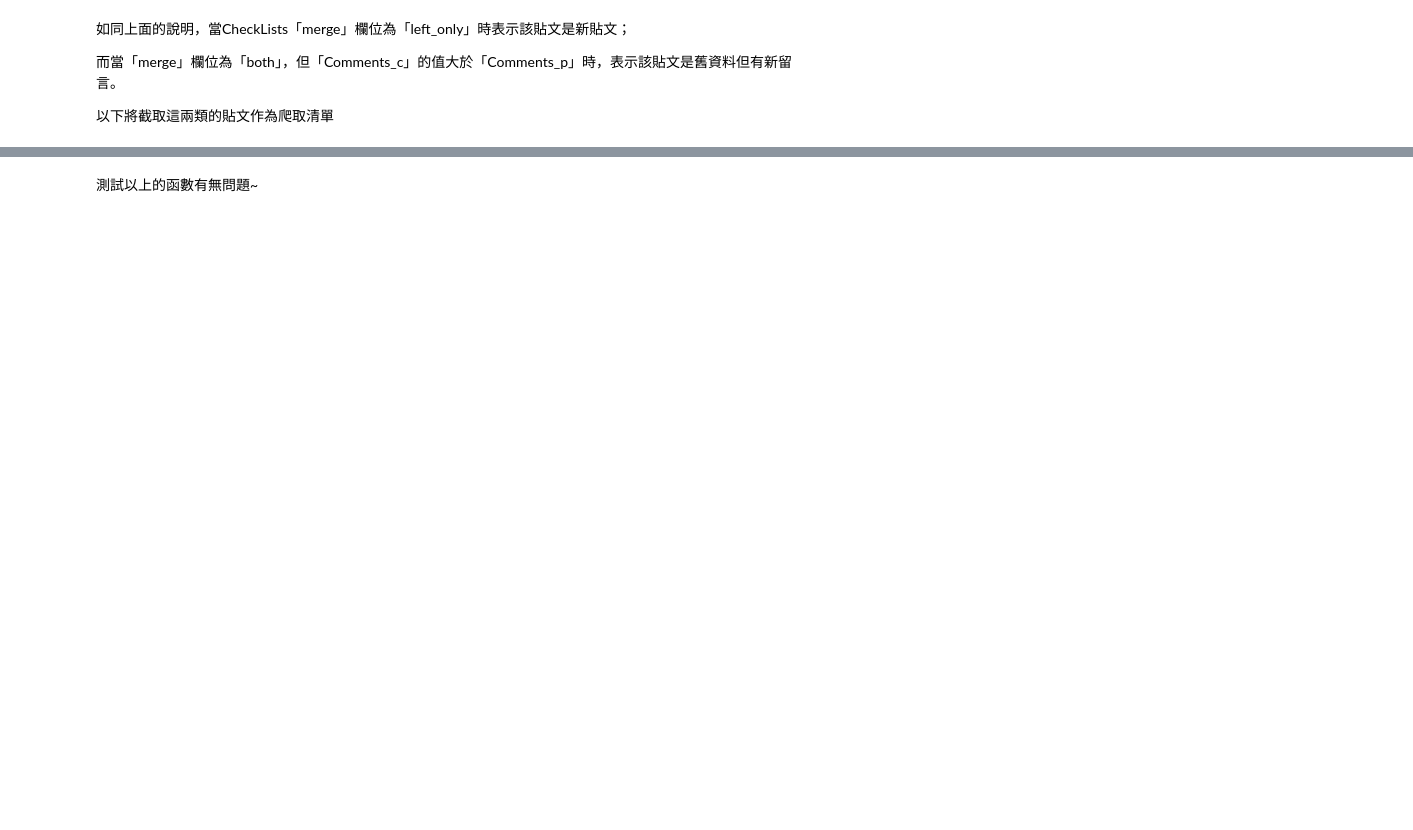
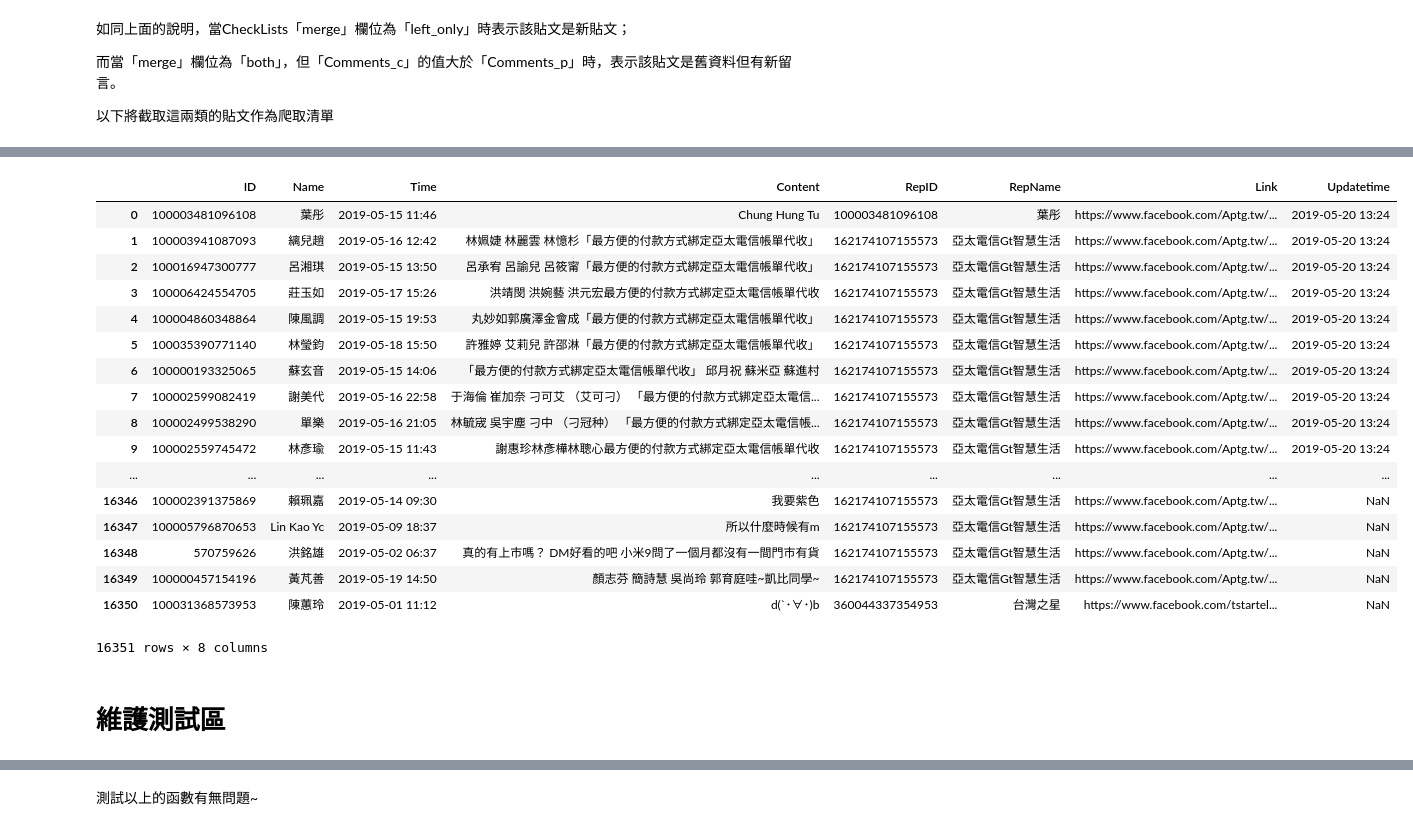
Before and after one commit to tlyu0419/FacebookCrawler, a Jupyter notebook: Facebook.ipynb, the cells around one changed output, grey strips where cells are left out. Cells and saved outputs as stored; diff of their text form; code cells hidden in the pictures; blank space fills up the shorter version.

```diff
--- a/Facebook.ipynb
+++ b/Facebook.ipynb
@@ -1161,3 +1188,0 @@ Posts
-# %%
-Comments = Comments.reindex()
-Comments
@@ -1183,3 +1212,26 @@ Comments
+# %%
+Comments = Comments.reset_index(drop=True)
+Comments = Comments.loc[:,['ID', 'Name', 'Time', 'Content', 'RepID', 'RepName','Link', 'Updatetime']]
+Comments
+# %% [output]
+|  | ID | Name | Time | Content | RepID | RepName | Link | Updatetime |
+| 0 | 100003481096108 | 葉彤 | 2019-05-15 11:46 | Chung Hung Tu | 100003481096108 | 葉彤 | https://www.facebook.com/Aptg.tw/... | 2019-05-20 13:24 |
+| 1 | 100003941087093 | 縭兒趙 | 2019-05-16 12:42 | 林姵婕 林麗雲 林憶杉「最方便的付款方式綁定亞太電信帳單代收」 | 162174107155573 | 亞太電信Gt智慧生活 | https://www.facebook.com/Aptg.tw/... | 2019-05-20 13:24 |
+| 2 | 100016947300777 | 呂湘琪 | 2019-05-15 13:50 | 呂承宥 呂諭兒 呂筱甯「最方便的付款方式綁定亞太電信帳單代收」 | 162174107155573 | 亞太電信Gt智慧生活 | https://www.facebook.com/Aptg.tw/... | 2019-05-20 13:24 |
+| 3 | 100006424554705 | 莊玉如 | 2019-05-17 15:26 | 洪靖閔 洪婉藝 洪元宏最方便的付款方式綁定亞太電信帳單代收 | 162174107155573 | 亞太電信Gt智慧生活 | https://www.facebook.com/Aptg.tw/... | 2019-05-20 13:24 |
+| 4 | 100004860348864 | 陳風調 | 2019-05-15 19:53 | 丸妙如郭廣澤金會成「最方便的付款方式綁定亞太電信帳單代收」 | 162174107155573 | 亞太電信Gt智慧生活 | https://www.facebook.com/Aptg.tw/... | 2019-05-20 13:24 |
+| 5 | 100035390771140 | 林瑩鈞 | 2019-05-18 15:50 | 許雅婷 艾莉兒 許邵淋「最方便的付款方式綁定亞太電信帳單代收」 | 162174107155573 | 亞太電信Gt智慧生活 | https://www.facebook.com/Aptg.tw/... | 2019-05-20 13:24 |
+| 6 | 100000193325065 | 蘇玄音 | 2019-05-15 14:06 | 「最方便的付款方式綁定亞太電信帳單代收」 邱月祝 蘇米亞 蘇進村 | 162174107155573 | 亞太電信Gt智慧生活 | https://www.facebook.com/Aptg.tw/... | 2019-05-20 13:24 |
+| 7 | 100002599082419 | 謝美代 | 2019-05-16 22:58 | 于海倫 崔加奈 刁可艾 （艾可刁） 「最方便的付款方式綁定亞太電信... | 162174107155573 | 亞太電信Gt智慧生活 | https://www.facebook.com/Aptg.tw/... | 2019-05-20 13:24 |
+| 8 | 100002499538290 | 單樂 | 2019-05-16 21:05 | 林毓宬 吳宇塵 刁中 （刁冠种） 「最方便的付款方式綁定亞太電信帳... | 162174107155573 | 亞太電信Gt智慧生活 | https://www.facebook.com/Aptg.tw/... | 2019-05-20 13:24 |
+| 9 | 100002559745472 | 林彥瑜 | 2019-05-15 11:43 | 謝惠珍林彥樺林聰心最方便的付款方式綁定亞太電信帳單代收 | 162174107155573 | 亞太電信Gt智慧生活 | https://www.facebook.com/Aptg.tw/... | 2019-05-20 13:24 |
+| ... | ... | ... | ... | ... | ... | ... | ... | ... |
+| 16346 | 100002391375869 | 賴珮嘉 | 2019-05-14 09:30 | 我要紫色 | 162174107155573 | 亞太電信Gt智慧生活 | https://www.facebook.com/Aptg.tw/... | NaN |
+| 16347 | 100005796870653 | Lin Kao Yc | 2019-05-09 18:37 | 所以什麼時候有m | 162174107155573 | 亞太電信Gt智慧生活 | https://www.facebook.com/Aptg.tw/... | NaN |
+| 16348 | 570759626 | 洪銘雄 | 2019-05-02 06:37 | 真的有上市嗎？ DM好看的吧 小米9問了一個月都沒有一間門市有貨 | 162174107155573 | 亞太電信Gt智慧生活 | https://www.facebook.com/Aptg.tw/... | NaN |
+| 16349 | 100000457154196 | 黃芃善 | 2019-05-19 14:50 | 顏志芬 簡詩慧 吳尚玲 郭育庭哇~凱比同學~ | 162174107155573 | 亞太電信Gt智慧生活 | https://www.facebook.com/Aptg.tw/... | NaN |
+| 16350 | 100031368573953 | 陳蕙玲 | 2019-05-01 11:12 | d(`･∀･)b | 360044337354953 | 台灣之星 | https://www.facebook.com/tstartel... | NaN |
+16351 rows × 8 columns
 # %%
 Posts.to_pickle('C:/Users/TL_Yu/Desktop/Posts.plk')
 Comments.to_pickle('C:/Users/TL_Yu/Desktop/Comments.plk')
@@ -1186,2 +1241,4 @@ Comments.to_pickle('C:/Users/TL_Yu/Desktop/Comments.plk')
+# %% [markdown]
+# 維護測試區
 # %%
 PostExpand(driver.current_url)
```
Also changed, not shown: parts of 17 cells of this notebook.
